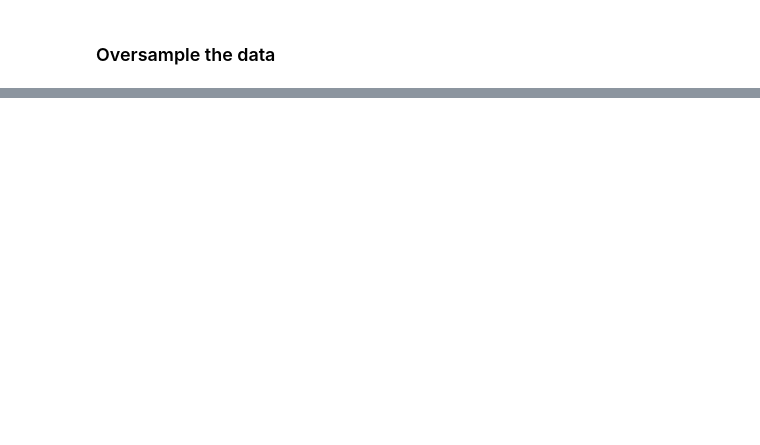
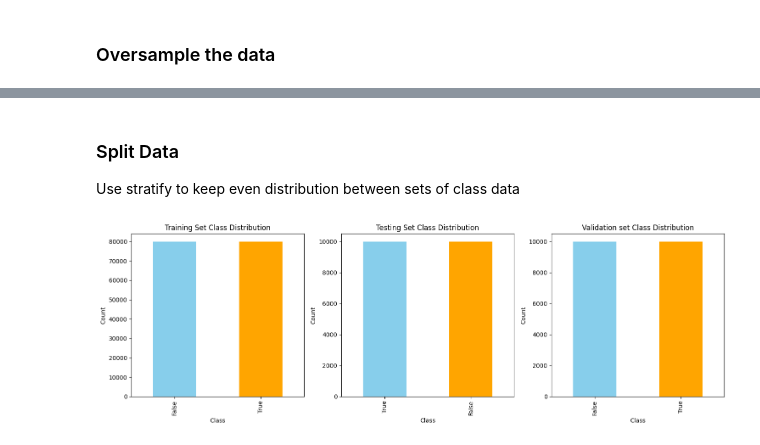
Before and after one commit to waquas9248/SE512, a Jupyter notebook: Fraud Detection.ipynb, the cells around one changed output, grey strips where cells are left out. Saved outputs shown, nothing was run; the diff lists cells and outputs as text; code cells hidden in the pictures; blank space fills up the shorter version.

```diff
--- a/Fraud Detection.ipynb
+++ b/Fraud Detection.ipynb
@@ -292 +326,39 @@ isFraud
 Name: count, dtype: int64
+# %% [markdown]
+### Split Data
+Use stratify to keep even distribution between sets of class data
+# %%
+# Split the resampled data into training, validation, and two testing sets (80/10/5/5 split)
+X_train, X_temp, y_train, y_temp = train_test_split(features_oversampled_smote, target_oversampled_smote, test_size=0.2, random_state=42, stratify=target_oversampled_smote)
+X_temp, X_test, y_test, y_validation = train_test_split(X_temp, y_temp, test_size=0.5, random_state=42, stratify=y_temp)
+
+# Plot the class distribution of all three sets
+plt.figure(figsize=(15, 5))
+
+# Training Set Class Distribution
+plt.subplot(1, 3, 1)
+pd.Series(y_train).value_counts().plot(kind='bar', color=['skyblue', 'orange'])
+plt.title('Training Set Class Distribution')
+plt.xlabel('Class')
+plt.ylabel('Count')
+
+# Testing Set Class Distribution
+plt.subplot(1, 3, 2)
+pd.Series(y_test).value_counts().plot(kind='bar', color=['skyblue', 'orange'])
+plt.title('Testing Set Class Distribution')
+plt.xlabel('Class')
+plt.ylabel('Count')
+
+# Validation Set Class Distribution
+plt.subplot(1, 3, 3)
+pd.Series(y_validation).value_counts().plot(kind='bar', color=['skyblue', 'orange'])
+plt.title('Validation set Class Distribution')
+plt.xlabel('Class')
+plt.ylabel('Count')
+
+plt.tight_layout()
+plt.show()
+
+plt.show()
+# %% [output]
+[figure, added]
```
Also changed, not shown: parts of 19 cells of this notebook.
